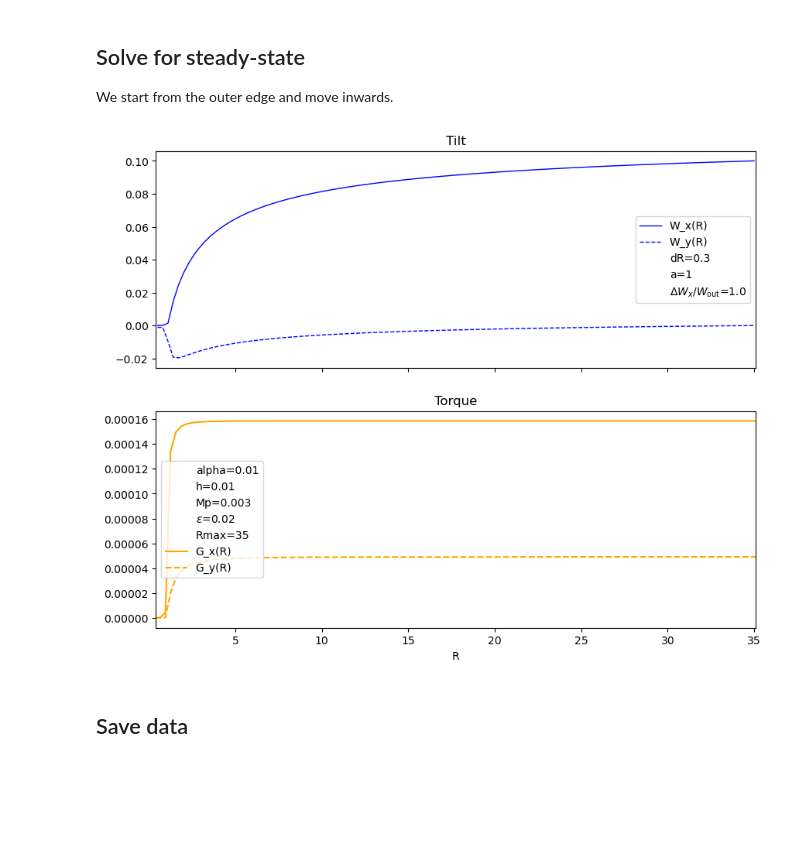
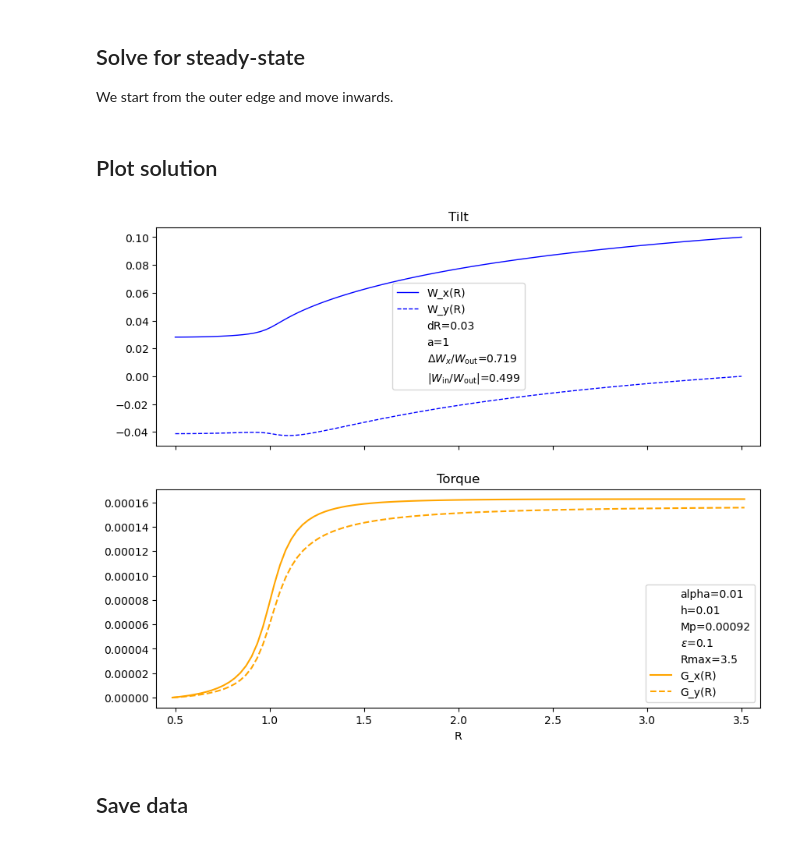
Before and after one commit to Jupiter1994/warped-disks, a Jupyter notebook: reduced-eqs-steady-state.ipynb, the cells around one changed output. Cells and saved outputs as stored; diff of their text form; code cells hidden in the pictures; blank space fills up the shorter version.

Commit message:
looking into Win/Wout

```diff
--- a/reduced-eqs-steady-state.ipynb
+++ b/reduced-eqs-steady-state.ipynb
@@ -37,13 +37,13 @@ cs = 0.01 # 0.02
 alpha = 0.01 # 0.1 # 0.019
 
 # planet parameters
-Mp, a = 0.003, 1
+Mp, a = 9.2e-4, 1
 
 # toggle disk gap
 use_gap = False
 
 # softening term in disk potential; reflects the disk's scale height
-soft_term = 0.02
+soft_term = 0.1
 # %% [markdown]
 # Numerical derivatives
 # %%
@@ -556,8 +556,8 @@ We start from the outer edge and move inwards.
 # %%
 # spatial domain
 Rmin = 0.5
-Rmax = 35
-DeltaR = .3 # 0.03
+Rmax = 3.5
+DeltaR = .03 # 0.03
 num_Rs = (int) ((Rmax - Rmin) / DeltaR) + 1
 
 # stagger W and G in the R domain
@@ -613,6 +613,12 @@ Gs *= scaling
 # calculate relative change in W_x between inner and outer edges
 DeltaWx = (Ws[-1].real-Ws[0].real) / Ws[-1].real
 DeltaWx = np.round(DeltaWx,3)
+
+# calculate ratio of W_in to W_out
+Win_div_Wout = np.abs(Ws[0] / Ws[-1])
+Win_div_Wout = np.round(Win_div_Wout,3)
+# %% [markdown]
+## Plot solution
 # %%
 fig, axs = plt.subplots(2, sharex=True, figsize=(10,8))
 fig.set_facecolor("white")
@@ -625,6 +631,7 @@ axs[0].plot(Rs_warp, Ws.imag, c="blue", ls='--', lw=1, label="W_y(R)")
 axs[0].scatter([],[], s=0, label="dR="+str(DeltaR))
 axs[0].scatter([],[], s=0, label="a=" + str(a))
 axs[0].scatter([],[], s=0, label=r"$\Delta W_x/W_\text{out}$=" + str(DeltaWx))
+axs[0].scatter([],[], s=0, label=r"$|W_\text{in}/W_\text{out}|$=" + str(Win_div_Wout))
 
 # ymin, ymax= min(Ws.real)- .01, max(Ws.real) + .01
 if use_gap:
@@ -643,35 +650,35 @@ axs[1].scatter([],[], s=0, label="Rmax=" + str(Rmax))
 
 axs[0].legend()
 axs[0].set_title("Tilt")
 
 axs[1].plot(Rs_torque, Gs.real, c="orange", label="G_x(R)")
 axs[1].plot(Rs_torque, Gs.imag, c="orange", ls='--', label="G_y(R)")
 
 #ymin, ymax= min(Ws.imag) - .01, max(Ws.imag) + .01
 if use_gap:
     R_a, R_b = 1, 2
     axs[1].vlines(R_a, ymin, ymax, color="black", linestyle=":")
     axs[1].vlines(R_b, ymin, ymax, color="black", linestyle=":")#, label="Gap edges")
 
 axs[1].set_xlim(Rmin - 0.1, Rmax + 0.1)
 #axs[1].set_ylim(ymin,ymax)
 
 axs[1].legend()
 axs[1].set_title("Torque")
 
 axs[1].set_xlabel("R")
 
-save_figs = True
+save_figs = False
 
 if save_figs:
     filepath = "Figures/steady-state/WGs/alpha=" + str(alpha) + \
     ",h=" + str(cs) + ",Mp=" + str(Mp) + ",eps=" +str(soft_term) +\
         ",Rmax=" + str(Rmax) + ".png"
     plt.savefig(filepath)
 
 plt.show()
 # %% [output]
-[figure, old version]
+[figure, new version]
 # %% [markdown]
 ## Save data
 # %%
```
Also changed, not shown: parts of 4 cells of this notebook, 1 other file.
